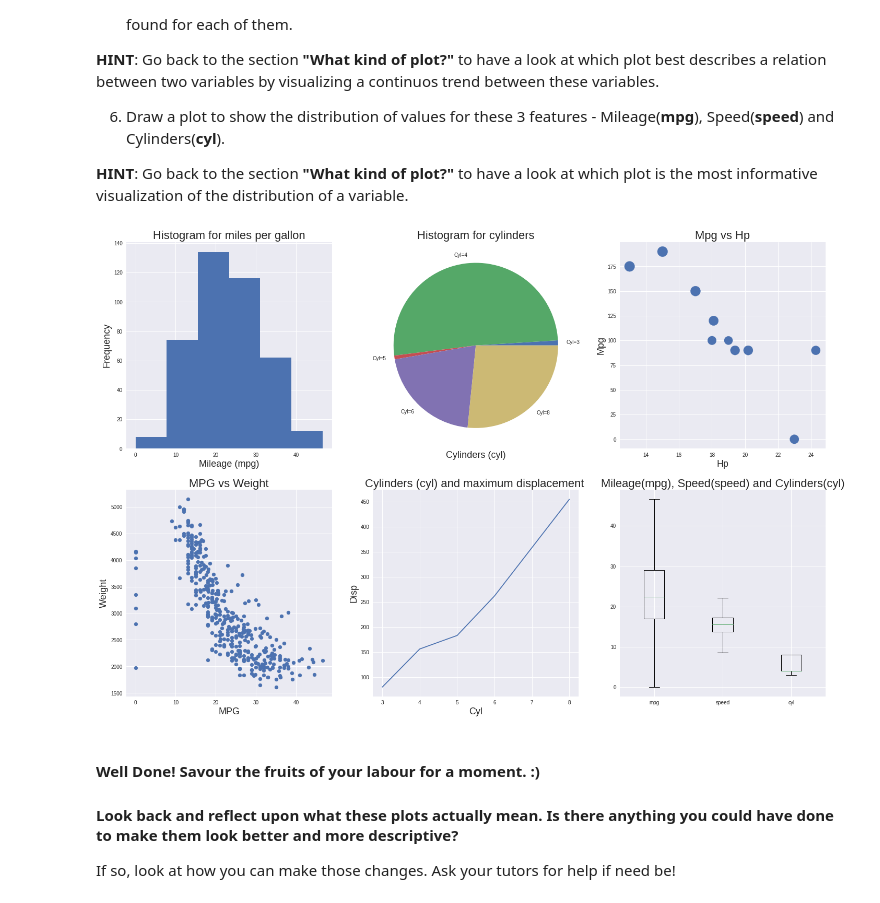
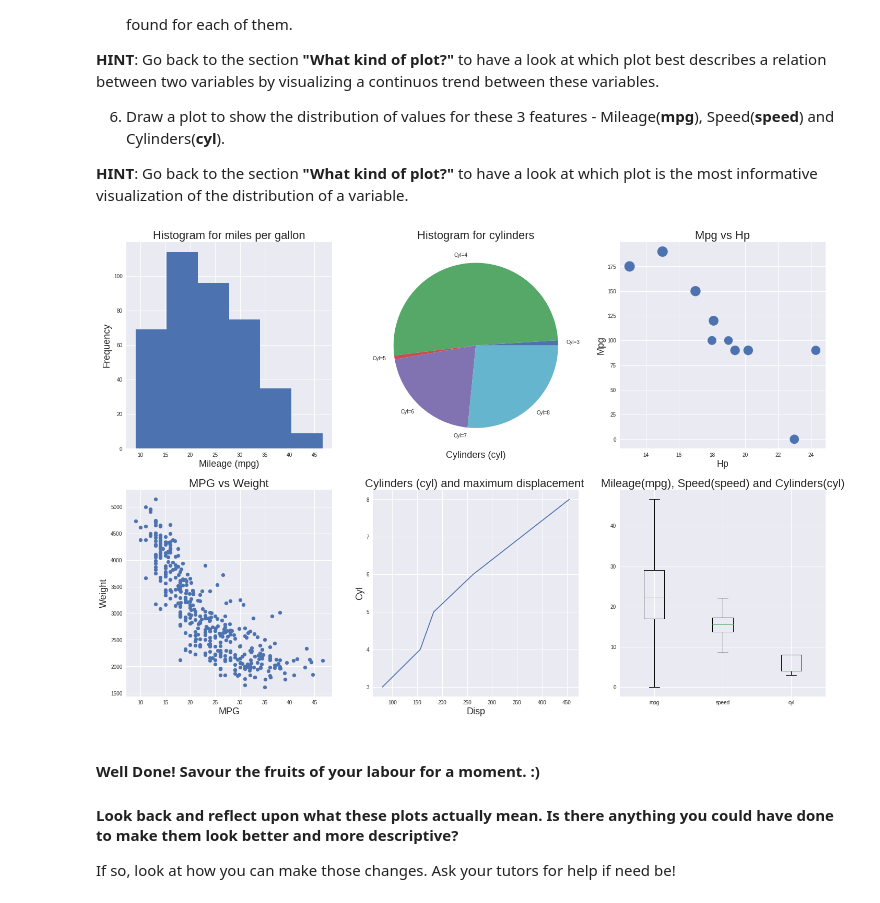
Before and after one commit to FelixWu111/comp2420-2019-labs, a Jupyter notebook: lab-3/lab-3-notebook.ipynb, the cells around one changed output. Drawn from its saved outputs; the diff is of its cells as text; code cells hidden in the pictures.

```diff
--- a/lab-3/lab-3-notebook.ipynb
+++ b/lab-3/lab-3-notebook.ipynb
@@ -210,7 +210,7 @@ fig = plt.figure(figsize=(24,16))
 # PART 1 : HISTOGRAM TO SHOW THE DISTRIBUTION FOR MPG
 # THIS ONE'S ALREADY COMPLETED FOR YOUR REFERENCE
 ax1 = fig.add_subplot(231)
-ax1.hist(df_cars.mpg.dropna(), bins=6)
+ax1.hist(df_cars2.mpg.dropna(), bins=6)
 ax1.set_ylabel("Frequency",fontsize=18)
 ax1.set_xlabel("Mileage (mpg)",fontsize=18)
 ax1.set_title('Histogram for miles per gallon', fontsize=22)
@@ -220,14 +220,14 @@ ax1.set_title('Histogram for miles per gallon', fontsize=22)
 # TODO: COMPLETE THE PLOT
 ax2 = fig.add_subplot(232)
 
-labels = "Cyl=3","Cyl=4","Cyl=5","Cyl=6","Cyl=8"
+labels = "Cyl=3","Cyl=4","Cyl=5","Cyl=6","Cyl=7","Cyl=8"
 sizes = [len(df_cars[df_cars.cyl==3]),
          len(df_cars[df_cars.cyl==4]),
          len(df_cars[df_cars.cyl==5]),
          len(df_cars[df_cars.cyl==6]),
-         len(df_cars[df_cars.cyl==8])]
-colors = ['gold', 'yellowgreen', 'lightcoral', 'lightskyblue','red']
-explode = (0, 0, 0, 0, 0)
+         len(df_cars[df_cars.cyl==7]),
+        len(df_cars[df_cars.cyl==8])]
+explode = (0, 0, 0, 0, 0,0)
 
 ax2.pie(sizes, explode=explode, labels=labels)
 ax2.set_xlabel("Cylinders (cyl)",fontsize=18)
@@ -237,10 +237,9 @@ ax2.set_title('Histogram for cylinders', fontsize=22)
 ax3 = fig.add_subplot(233)
 
 # TODO: COMPLETE THE PLOT
-df_cars.loc[df_cars['hp'].isnull(), 'hp'] = 0
+df_cars.hp.fillna(0)
 m = df_cars.head(10)['hp'].mean()
-df_cars.loc[df_cars['hp'].isnull(), 'hp'] = m
-
+df_cars.hp.fillna(m)
 
 mpg = df_cars.mpg.head(10)
 hp = df_cars.hp.head(10)
@@ -256,48 +255,49 @@ ax3.set_title('Mpg vs Hp', fontsize=22)
 ax4 = fig.add_subplot(234)
 
 # TODO: COMPLETE THE PLOT
-b = df_cars.mpg
-c = df_cars.wt
+df_cars2 = pd.read_csv('cars.csv')
+b = df_cars2.mpg
+c = df_cars2.wt
 
 
 ax4.scatter(b,c)
 
 ax4.set_ylabel("Weight",fontsize=18)
 ax4.set_xlabel("MPG",fontsize=18)
 ax4.set_title('MPG vs Weight', fontsize=22)
 
 
 # PART 5: PLOT CYLINDERS vs. MAX DISPLACEMENT
 ax5 = fig.add_subplot(235)
-ax5.plot([3,4,5,6,8],[max(df_cars[df_cars.cyl==3].disp),
+ax5.plot([max(df_cars[df_cars.cyl==3].disp),
                       max(df_cars[df_cars.cyl==4].disp),
                       max(df_cars[df_cars.cyl==5].disp),
                       max(df_cars[df_cars.cyl==6].disp),
-                      max(df_cars[df_cars.cyl==8].disp)])
-ax5.set_ylabel("Disp",fontsize=18)
-ax5.set_xlabel("Cyl",fontsize=18)
+                      max(df_cars[df_cars.cyl==8].disp)],[3,4,5,6,8])
+ax5.set_xlabel("Disp",fontsize=18)
+ax5.set_ylabel("Cyl",fontsize=18)
 ax5.set_title("Cylinders (cyl) and maximum displacement ", fontsize=22)
 # TODO: COMPLETE THE PLOT
 
 
 
 # PART 6: PLOT DISTRIBUTION OF MPG, Speed and Cyl
 ax6 = fig.add_subplot(236)
 
 # TODO: COMPLETE THE PLOT
-df_cars.loc[df_cars['mpg'].isnull(), 'mpg'] = 0
+df_cars.mpg.fillna(0)
 m2 = df_cars['mpg'].mean()
-df_cars.loc[df_cars['mpg'].isnull(), 'mpg'] = m2
+df_cars.mpg.fillna(m2)
 ax6.boxplot([df_cars['mpg'],df_cars['speed'],df_cars['cyl']],labels = ["mpg",'speed','cyl'])
 
 ax6.set_title("Mileage(mpg), Speed(speed) and Cylinders(cyl)", fontsize=22)
 
 
 
 
 plt.show()
 # %% [output]
-[figure, old version]
+[figure, new version]
 # %% [markdown]
 #### Well Done! Savour the fruits of your labour for a moment. :)
 
```
